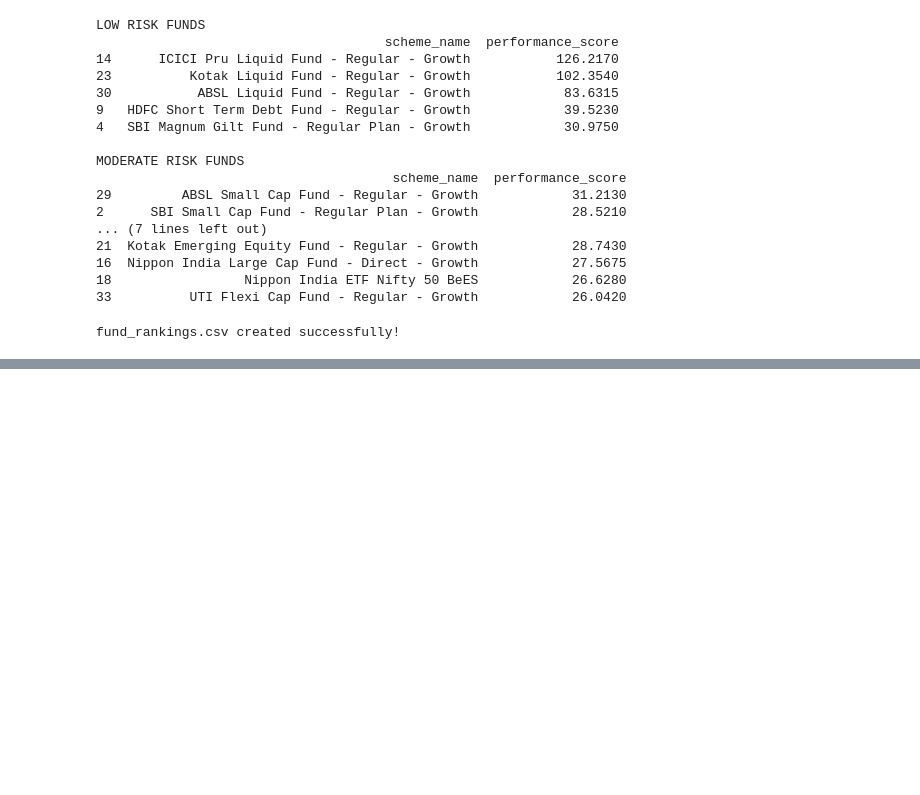
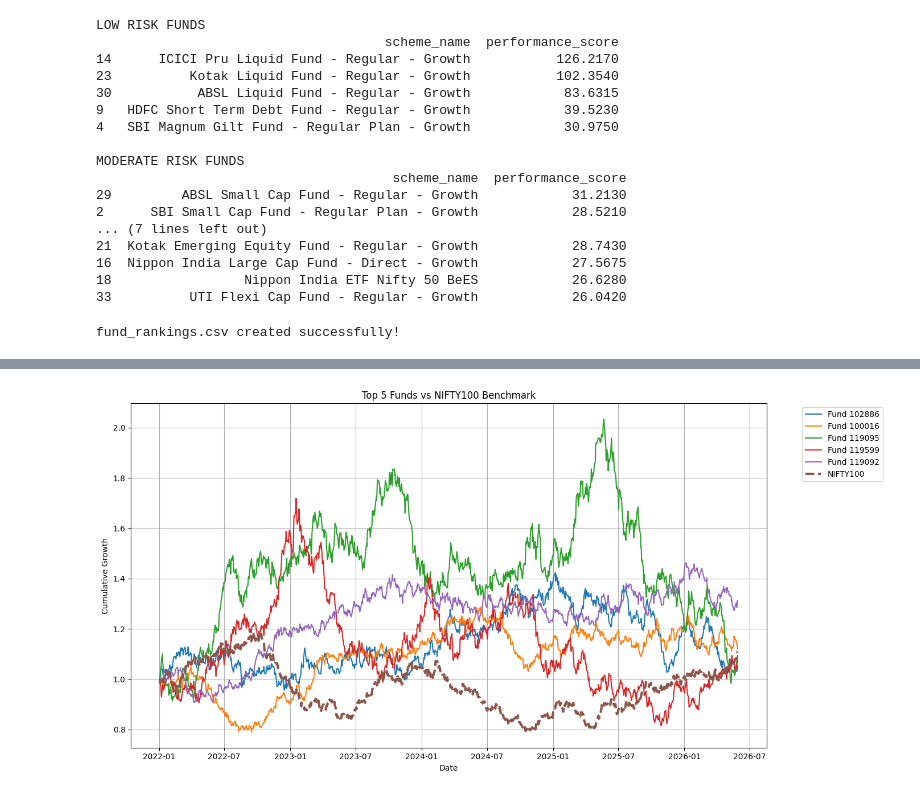
Before and after one commit to jeya-varshani24/bluestock-mf-capstone, a Jupyter notebook: notebooks/04_performance_analytics.ipynb, the cells around one changed output, grey strips where cells are left out. Drawn from its saved outputs; the diff is of its cells as text; code cells hidden in the pictures; blank space fills up the shorter version.

Commit message:
Day 4: Completed performance analytics and fund scorecard

```diff
--- a/notebooks/04_performance_analytics.ipynb
+++ b/notebooks/04_performance_analytics.ipynb
@@ -201,0 +813,8 @@ fund_rankings.csv created successfully!
+# %%
+from scipy.stats import linregress
+
+alpha_beta_results = []
+
+nifty100 = benchmark[
+    benchmark['index_name'] == 'NIFTY100'
+].copy()
@@ -201,0 +1049,6 @@ fund_rankings.csv created successfully!
+# %%
+top5 = scorecard[
+    'amfi_code'
+].head(5).astype(str)
+
+print(top5.tolist())
@@ -201,0 +1136,6 @@ fund_rankings.csv created successfully!
+# %%
+top5 = scorecard[
+    'amfi_code'
+].head(5).astype(str)
+
+print(top5.tolist())
@@ -201,0 +1144,70 @@ fund_rankings.csv created successfully!
+# %%
+plt.figure(figsize=(14,7))
+
+for fund in top5:
+
+    temp = nav[
+        nav['amfi_code'].astype(str) == fund
+    ].copy()
+
+    temp = temp.sort_values('date')
+
+    cumulative = (
+        temp['daily_return']
+        .fillna(0)
+        .add(1)
+        .cumprod()
+    )
+
+    plt.plot(
+        temp['date'],
+        cumulative,
+        label=f"Fund {fund}"
+    )
+
+
+nifty = benchmark[
+    benchmark['index_name'] == 'NIFTY100'
+].copy()
+
+nifty = nifty.sort_values('date')
+
+nifty_cumulative = (
+    nifty['benchmark_return']
+    .fillna(0)
+    .add(1)
+    .cumprod()
+)
+
+plt.plot(
+    nifty['date'],
+    nifty_cumulative,
+    linewidth=3,
+    linestyle='--',
+    label='NIFTY100'
+)
+
+plt.title(
+    "Top 5 Funds vs NIFTY100 Benchmark"
+)
+
+plt.xlabel("Date")
+plt.ylabel("Cumulative Growth")
+
+plt.legend(
+    bbox_to_anchor=(1.05, 1),
+    loc='upper left'
+)
+
+plt.grid(True)
+
+plt.tight_layout()
+
+plt.savefig(
+    "../reports/charts/benchmark_chart.png",
+    bbox_inches='tight'
+)
+
+plt.show()
+# %% [output]
+[figure, added]
```
Also changed, not shown: parts of 42 cells of this notebook, 8 other files.
